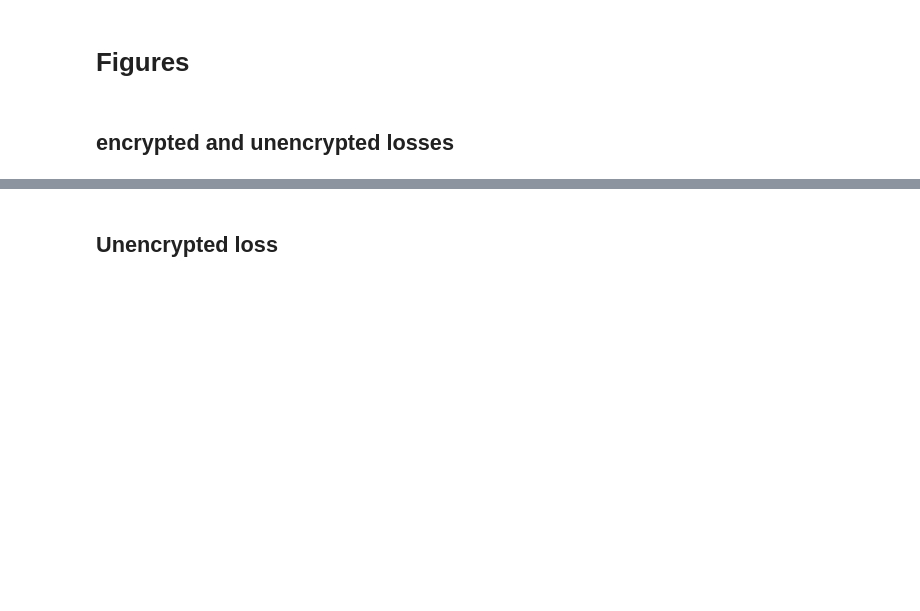
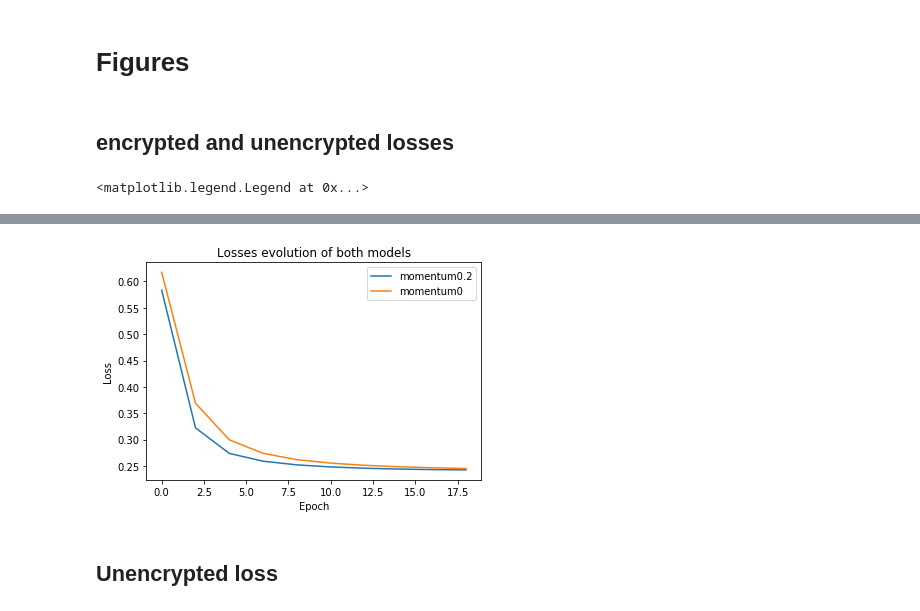
Before and after one commit to arthurPignet/privacy-preserving-titanic-challenge, a Jupyter notebook: ckks_titanic/notebooks/testing the NAG.ipynb, the cells around one changed output, grey strips where cells are left out. Saved outputs shown, nothing was run; the diff lists cells and outputs as text; code cells hidden in the pictures; blank space fills up the shorter version.

```diff
--- a/ckks_titanic/notebooks/testing the NAG.ipynb
+++ b/ckks_titanic/notebooks/testing the NAG.ipynb
@@ -140,3 +154,14 @@ ValueError: cannot reshape array of size 248 into shape (8,1)
 # %%
 acc = unencrypted_model.accuracy(test_features.to_numpy(), test_labels.to_numpy().reshape((-1, 1)))
 logging.info("Accuracy of unencrypted model : %s " % acc)
+# %%
+logging.info("Model initialization")
+unencrypted_model_wm = unencrypted_LR.LogisticRegression(init_weight=unencrypted_weight,
+                                                      init_bias=unencrypted_bias,
+                                                      verbose=VERBOSE,
+                                                      save_weight= SAVE_WEIGHT,
+                                                      max_epoch=EPOCH,
+                                                      learning_rate=LEARNING_RATE+0.1,
+                                                      momentum_rate=0.2,
+                                                      reg_para=REGULARIZATION_RATE,
+                                                      n_jobs = N_JOBS)
@@ -142,0 +170,5 @@ logging.info("Accuracy of unencrypted model : %s " % acc)
+# %%
+logging.info("Training starting")
+timer=time.time()
+unencrypted_model_wm.fit(train_features.to_numpy(), train_labels.to_numpy().reshape((-1, 1)))
+logging.info("Training done. " + str(round(time.time() - timer, 0)) + " seconds")
@@ -145,10 +195,11 @@ logging.info("Accuracy of unencrypted model : %s " % acc)
 # %% [markdown]
 ## encrypted and unencrypted losses
 # %%
-plt.plot([i*VERBOSE for i in range(len(model.loss_list))], [i.decrypt(secret_key)[0] for i in model.loss_list],'-xr', label='cipherloss')
-plt.plot([i*VERBOSE for i in range(len(unencrypted_model.loss_list))], unencrypted_model.loss_list, label='plainloss')
-plt.plot([i*VERBOSE for i in range(len(unencrypted_model.true_loss_list))], unencrypted_model.true_loss_list, label='True plainloss')
+plt.plot([i*VERBOSE for i in range(len(unencrypted_model_wm.true_loss_list))], unencrypted_model_wm.true_loss_list, label='momentum'+str(unencrypted_model_wm.mr))
+plt.plot([i*VERBOSE for i in range(len(unencrypted_model.true_loss_list))], unencrypted_model.true_loss_list,label='momentum'+str(unencrypted_model.mr))
 plt.xlabel('Epoch')
 plt.ylabel('Loss')
 plt.title('Losses evolution of both models')
 plt.legend(loc='best')
+# %% [output]
+<matplotlib.legend.Legend at 0x...>
@@ -155,3 +211,4 @@ plt.legend(loc='best')
+[figure, added]
 # %% [markdown]
 ## Unencrypted loss
 # %% [markdown]
```
Also changed, not shown: parts of 8 cells of this notebook, 3 other files.
